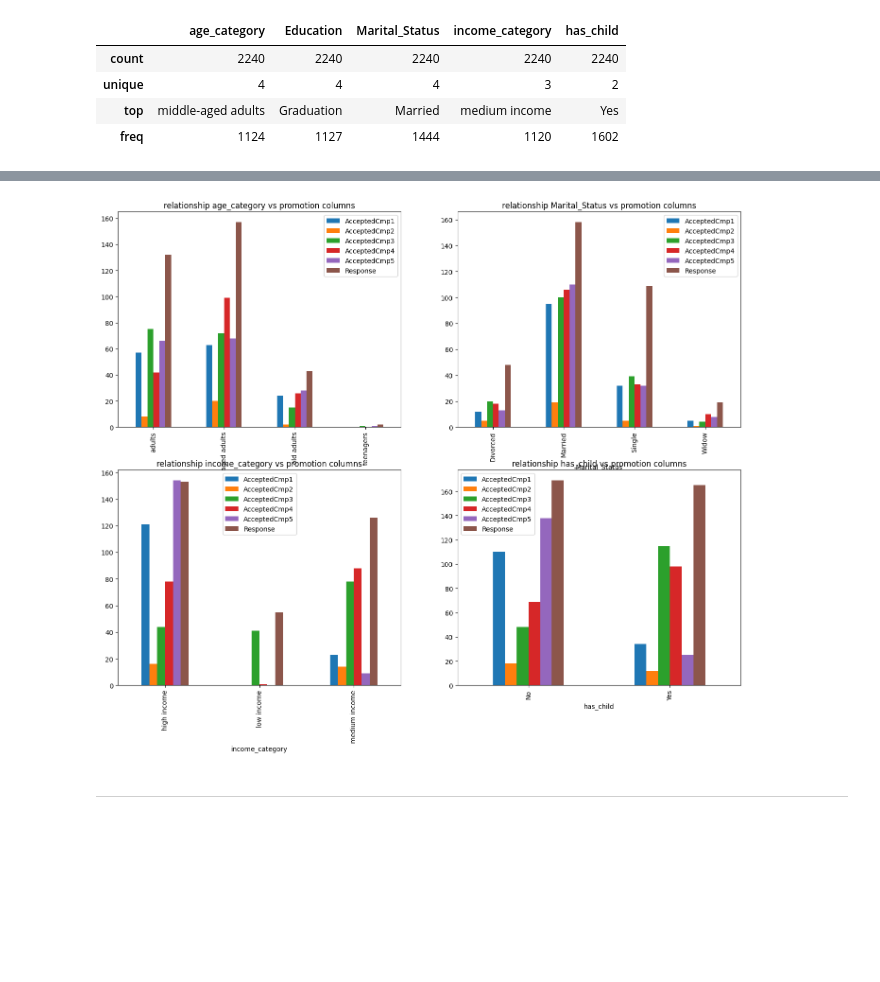
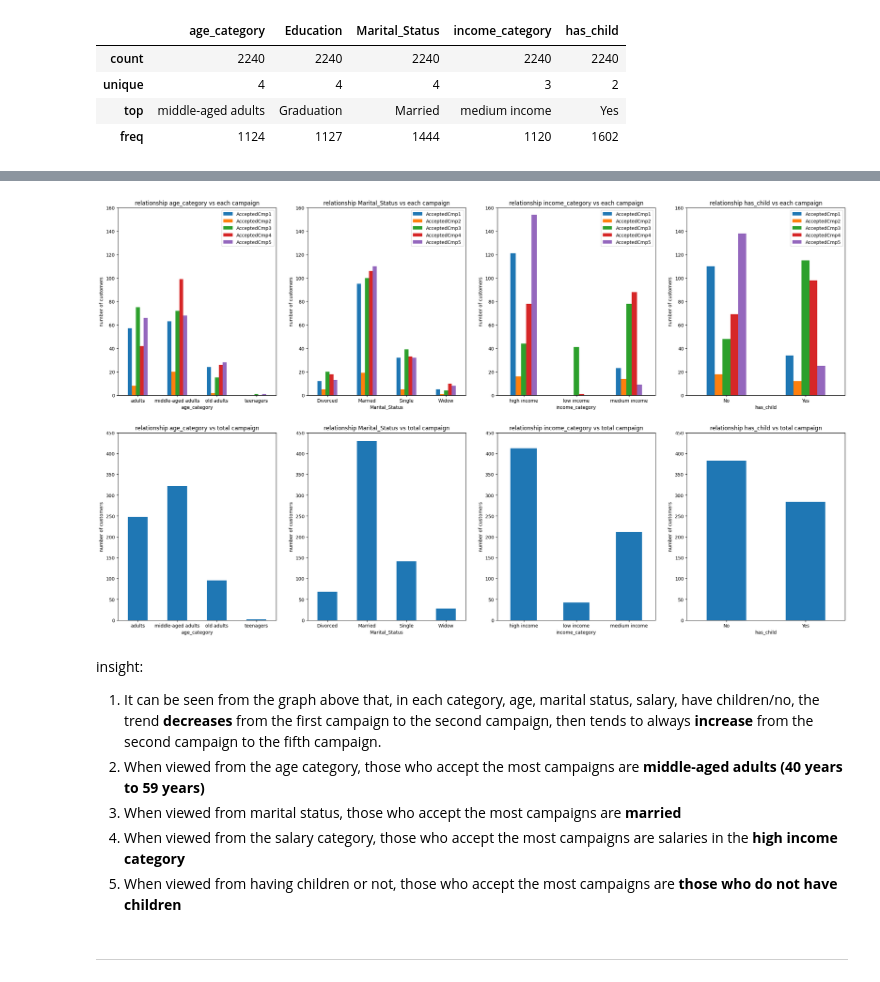
Before and after one commit to fnkhairudin/CapstoneProjectModul2, a Jupyter notebook: notebooks/2.0-fnk-data-analysis.ipynb, the cells around one changed output, grey strips where cells are left out. Saved outputs shown, nothing was run; the diff lists cells and outputs as text; code cells hidden in the pictures; blank space fills up the shorter version.

Commit message:
analysis promotion campaign

```diff
--- a/notebooks/2.0-fnk-data-analysis.ipynb
+++ b/notebooks/2.0-fnk-data-analysis.ipynb
@@ -113,0 +117,3 @@ Name: count, dtype: int64
+# %%
+# promotion columns
+cols = ['AcceptedCmp1', 'AcceptedCmp2', 'AcceptedCmp3', 'AcceptedCmp4', 'AcceptedCmp5']
@@ -114,24 +149,38 @@ Name: count, dtype: int64
 # %%
-# promotion columns
-cols = ['AcceptedCmp1', 'AcceptedCmp2', 'AcceptedCmp3', 'AcceptedCmp4', 'AcceptedCmp5', 'Response']
+# plot based on categorical columns vs promotion columns
+fig, ((ax1,ax2,ax3,ax4), (ax5,ax6,ax7,ax8)) = plt.subplots(nrows=2, ncols=4, figsize=(28,16))
 
-# plot based on categorical columns vs promotion columns
-fig, ((ax1,ax2),(ax3,ax4)) = plt.subplots(nrows=2, ncols=2, figsize=(17,13))
+axEach = [ax1,ax2,ax3,ax4]
+axTotal = [ax5,ax6,ax7,ax8]
+colList = ['age_category', 'Marital_Status', 'income_category', 'has_child']
+titleEach = ['relationship age_category vs each campaign', 'relationship Marital_Status vs each campaign', 'relationship income_category vs each campaign', 'relationship has_child vs each campaign']
+titleTotal = ['relationship age_category vs total campaign', 'relationship Marital_Status vs total campaign', 'relationship income_category vs total campaign', 'relationship has_child vs total campaign']
 
-rows1 = [ax1,ax2]
-rows2 = [ax3,ax4]
-colList1 = ['age_category','Marital_Status']
-colList2 = ['income_category', 'has_child']
-title1 = ['relationship age_category vs promotion columns', 'relationship Marital_Status vs promotion columns']
-title2 = ['relationship income_category vs promotion columns', 'relationship has_child vs promotion columns']
-
-for i in zip(rows1, rows2, colList1, colList2, title1, title2):
+for i in zip(axEach, axTotal, colList, titleEach, titleTotal):
+    # data
     df.groupby(i[2])[cols].agg('sum').plot(kind='bar', ax=i[0])
-    df.groupby(i[3])[cols].agg('sum').plot(kind='bar', ax=i[1])
-    i[0].set_title(i[4])
-    i[1].set_title(i[5])
+    df.groupby(i[2])[cols].agg('sum').sum(axis=1).plot(kind='bar', ax=i[1])
+    # set title
+    i[0].set_title(i[3])
+    i[1].set_title(i[4])
+    # set x label rotation
+    i[0].tick_params(axis='x', labelrotation=360)
+    i[1].tick_params(axis='x', labelrotation=360)
+    # set y label
+    i[0].set_ylabel('number of customers')
+    i[1].set_ylabel('number of customers')
+    # set y limit
+    i[0].set_ylim(bottom=0, top=160)
+    i[1].set_ylim(bottom=0, top=450)
 # %% [output]
-[figure, old version]
+[figure, new version]
+# %% [markdown]
+insight:
+1. It can be seen from the graph above that, in each category, age, marital status, salary, have children/no, the trend **decreases** from the first campaign to the second campaign, then tends to always **increase** from the second campaign to the fifth campaign.
+2. When viewed from the age category, those who accept the most campaigns are **middle-aged adults (40 years to 59 years)**
+3. When viewed from marital status, those who accept the most campaigns are **married**
+4. When viewed from the salary category, those who accept the most campaigns are salaries in the **high income category**
+5. When viewed from having children or not, those who accept the most campaigns are **those who do not have children**
 # %% [markdown]
 -----------------
 # %% [markdown]
```
Also changed, not shown: parts of 4 cells of this notebook, 1 other file.
